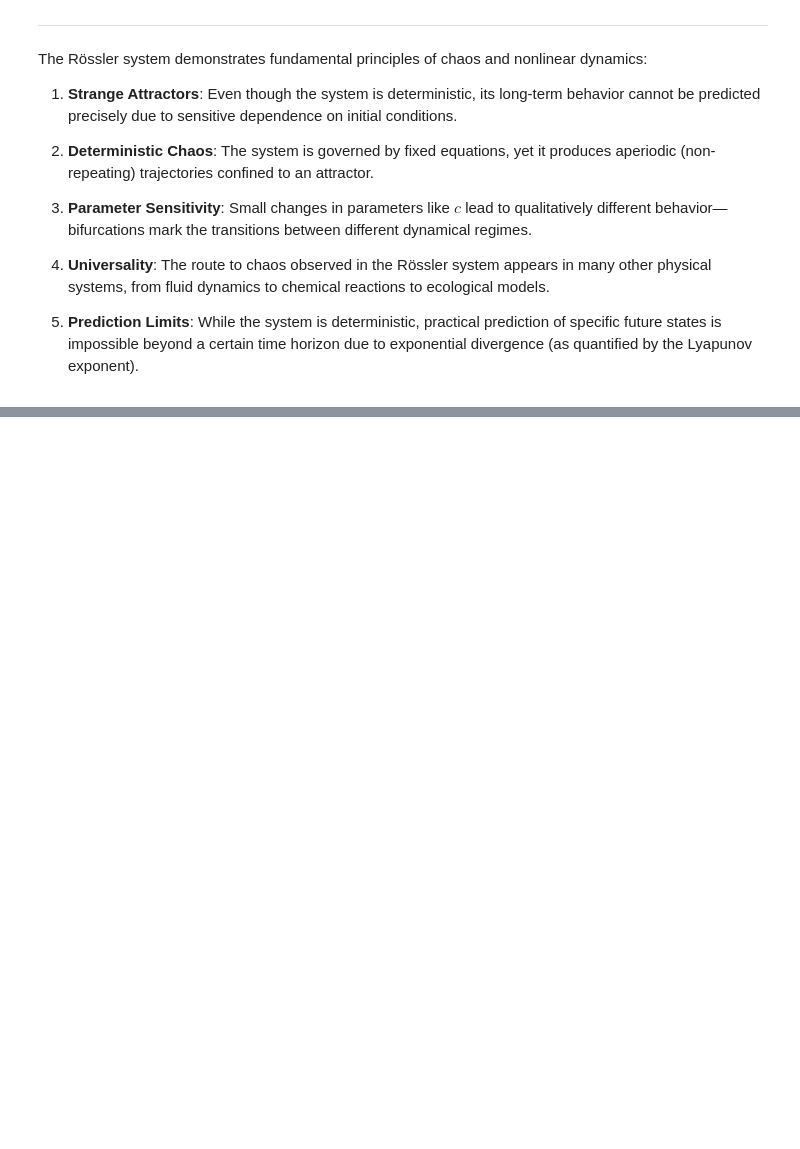
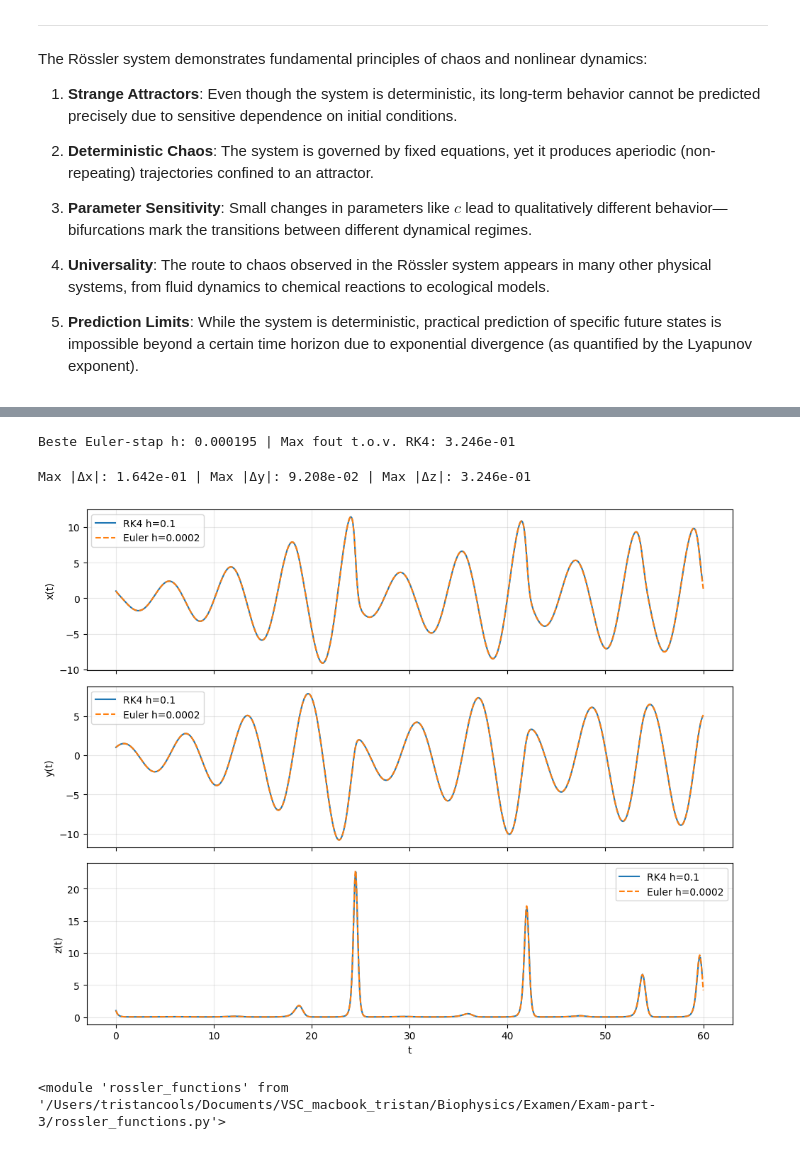
Before and after one commit to trcools/2e-bachelor-Fysica, a Jupyter notebook: Biophysics/Examen/Exam-part-3/finals-part-3.ipynb, the cells around one changed output, grey strips where cells are left out. Cells and saved outputs as stored; diff of their text form; code cells hidden in the pictures; blank space fills up the shorter version.

Commit message:
update examens biophysics

```diff
--- a/Biophysics/Examen/Exam-part-3/finals-part-3.ipynb
+++ b/Biophysics/Examen/Exam-part-3/finals-part-3.ipynb
@@ -212,0 +221,58 @@ The Rössler system demonstrates fundamental principles of chaos and nonlinear d
+# %%
+# Bepaal een passende Euler-stap h voor vergelijkbare precisie t.o.v. RK4 (h=0.1)
+h_best, err_best = rossler.find_euler_dt_for_rk4_precision(
+    a=a, b=b, c=c, ic=initial_condition,
+    t_min=0.0, t_max=60.0,
+    h_rk4=0.1, h0_euler=0.1, max_halvings=20
+)
+print(f"Beste Euler-stap h: {h_best:.6f} | Max fout t.o.v. RK4: {err_best:.3e}")
+# %% [output]
+Beste Euler-stap h: 0.000195 | Max fout t.o.v. RK4: 3.246e-01
+# %%
+# Vergelijk Euler (met gevonden h_best) en RK4 (h=0.1)
+t_ref, x_ref, y_ref, z_ref = rossler.rk4_integrate_rossler(a, b, c, initial_condition, 0.0, 60.0, 0.1)
+t_eu, x_eu, y_eu, z_eu = rossler.euler_integrate_rossler(a, b, c, initial_condition, 0.0, 60.0, h_best)
+
+# Interpoleer Euler-resultaten op RK4-grid voor fout-inschatting
+x_eu_on_ref = np.interp(t_ref, t_eu, x_eu)
+y_eu_on_ref = np.interp(t_ref, t_eu, y_eu)
+z_eu_on_ref = np.interp(t_ref, t_eu, z_eu)
+
+err_x = np.abs(x_eu_on_ref - x_ref)
+err_y = np.abs(y_eu_on_ref - y_ref)
+err_z = np.abs(z_eu_on_ref - z_ref)
+
+print(f"Max |Δx|: {err_x.max():.3e} | Max |Δy|: {err_y.max():.3e} | Max |Δz|: {err_z.max():.3e}")
+
+fig, axes = plt.subplots(3, 1, figsize=(10, 8), sharex=True)
+
+axes[0].plot(t_ref, x_ref, label='RK4 h=0.1')
+axes[0].plot(t_eu, x_eu, '--', label=f'Euler h={h_best:.4f}')
+axes[0].set_ylabel('x(t)')
+axes[0].grid(True, alpha=0.3)
+axes[0].legend(loc='best')
+
+axes[1].plot(t_ref, y_ref, label='RK4 h=0.1')
+axes[1].plot(t_eu, y_eu, '--', label=f'Euler h={h_best:.4f}')
+axes[1].set_ylabel('y(t)')
+axes[1].grid(True, alpha=0.3)
+axes[1].legend(loc='best')
+
+axes[2].plot(t_ref, z_ref, label='RK4 h=0.1')
+axes[2].plot(t_eu, z_eu, '--', label=f'Euler h={h_best:.4f}')
+axes[2].set_ylabel('z(t)')
+axes[2].set_xlabel('t')
+axes[2].grid(True, alpha=0.3)
+axes[2].legend(loc='best')
+
+plt.tight_layout()
+plt.show()
+# %% [output]
+Max |Δx|: 1.642e-01 | Max |Δy|: 9.208e-02 | Max |Δz|: 3.246e-01
+[figure, added]
+# %%
+# Force reload of the module to pick up latest definitions
+import importlib
+importlib.reload(rossler)
+# %% [output]
+<module 'rossler_functions' from '/Users/tristancools/Documents/VSC_macbook_tristan/Biophysics/Examen/Exam-part-3/rossler_functions.py'>
```
Also changed, not shown: parts of 11 cells of this notebook, 1 other file.
